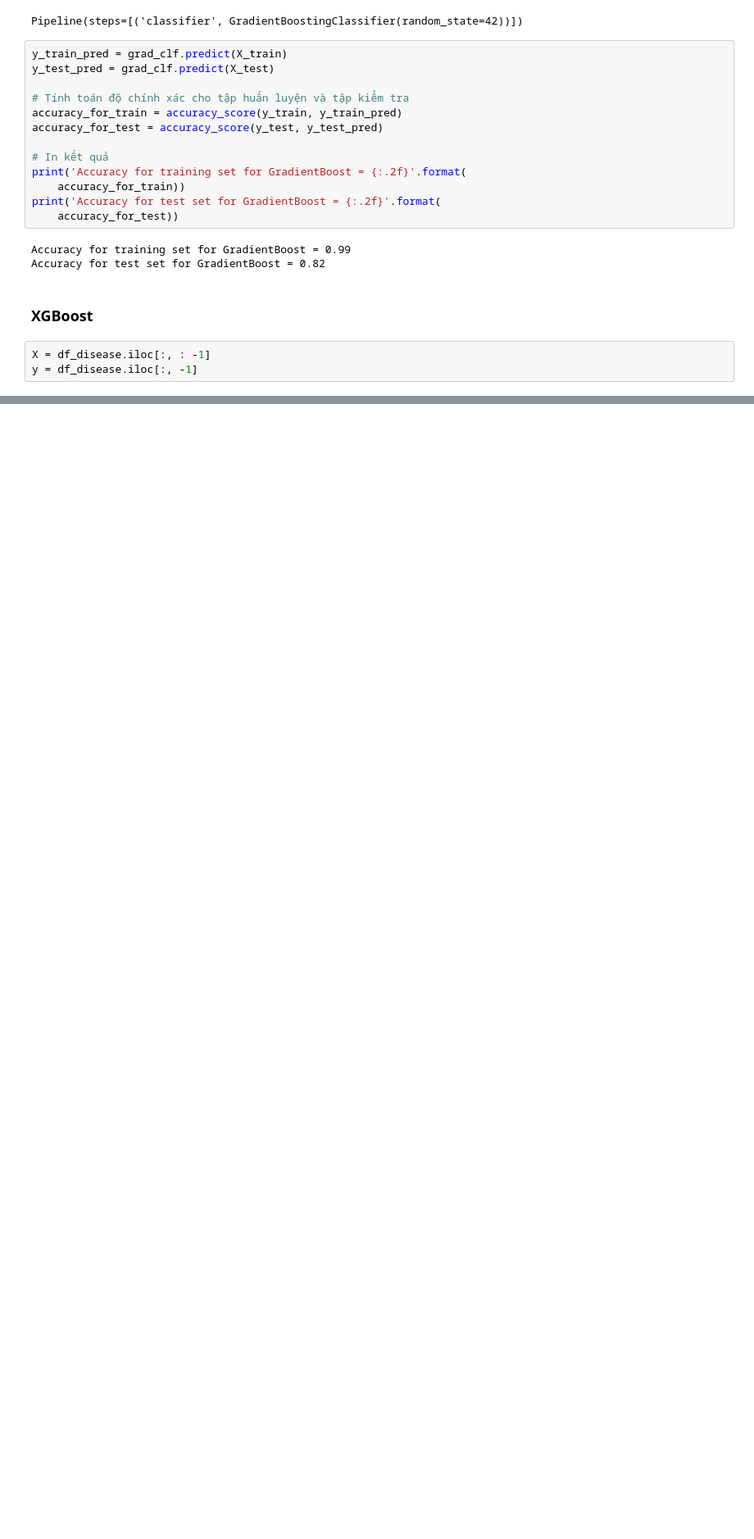
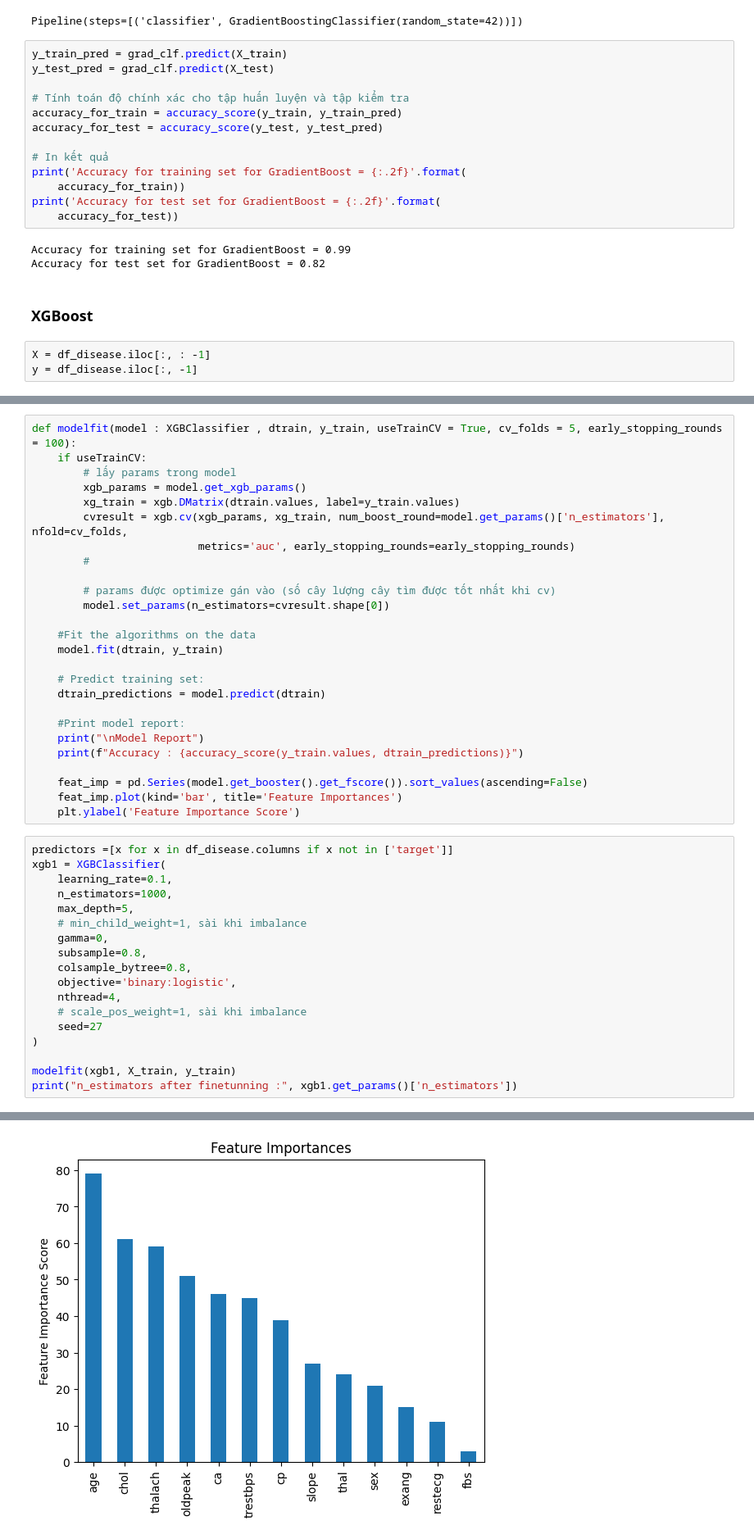
Before and after one commit to T-Sunm/Heart-Disease-Prediction, a Jupyter notebook: heart_desease_prediction.ipynb, the cells around one changed output, grey strips where cells are left out. Shown: that part at 82% size. Saved outputs shown, nothing was run; the diff lists cells and outputs as text; blank space fills up the shorter version.

```diff
--- a/heart_desease_prediction.ipynb
+++ b/heart_desease_prediction.ipynb
@@ -395,0 +442,45 @@ Accuracy for test set for XGBoost = 0.84
+# %%
+def modelfit(model : XGBClassifier , dtrain, y_train, useTrainCV = True, cv_folds = 5, early_stopping_rounds = 100):
+    if useTrainCV:
+        # lấy params trong model
+        xgb_params = model.get_xgb_params()
+        xg_train = xgb.DMatrix(dtrain.values, label=y_train.values)
+        cvresult = xgb.cv(xgb_params, xg_train, num_boost_round=model.get_params()['n_estimators'], nfold=cv_folds,
+                          metrics='auc', early_stopping_rounds=early_stopping_rounds)
+        #
+
+        # params được optimize gán vào (số cây lượng cây tìm được tốt nhất khi cv)
+        model.set_params(n_estimators=cvresult.shape[0])
+
+    #Fit the algorithms on the data
+    model.fit(dtrain, y_train)
+
+    # Predict training set:
+    dtrain_predictions = model.predict(dtrain)
+
+    #Print model report:
+    print("\nModel Report")
+    print(f"Accuracy : {accuracy_score(y_train.values, dtrain_predictions)}")
+
+    feat_imp = pd.Series(model.get_booster().get_fscore()).sort_values(ascending=False)
+    feat_imp.plot(kind='bar', title='Feature Importances')
+    plt.ylabel('Feature Importance Score')
+# %%
+predictors =[x for x in df_disease.columns if x not in ['target']]
+xgb1 = XGBClassifier(
+    learning_rate=0.1,
+    n_estimators=1000,
+    max_depth=5,
+    # min_child_weight=1, sài khi imbalance
+    gamma=0,
+    subsample=0.8,
+    colsample_bytree=0.8,
+    objective='binary:logistic',
+    nthread=4,
+    # scale_pos_weight=1, sài khi imbalance
+    seed=27
+)
+
+modelfit(xgb1, X_train, y_train)
+print("n_estimators after finetunning :", xgb1.get_params()['n_estimators'])
+# %% [output]
@@ -395,0 +490 @@ Accuracy for test set for XGBoost = 0.84
+[figure, added]
```
Also changed, not shown: parts of 19 cells of this notebook.
